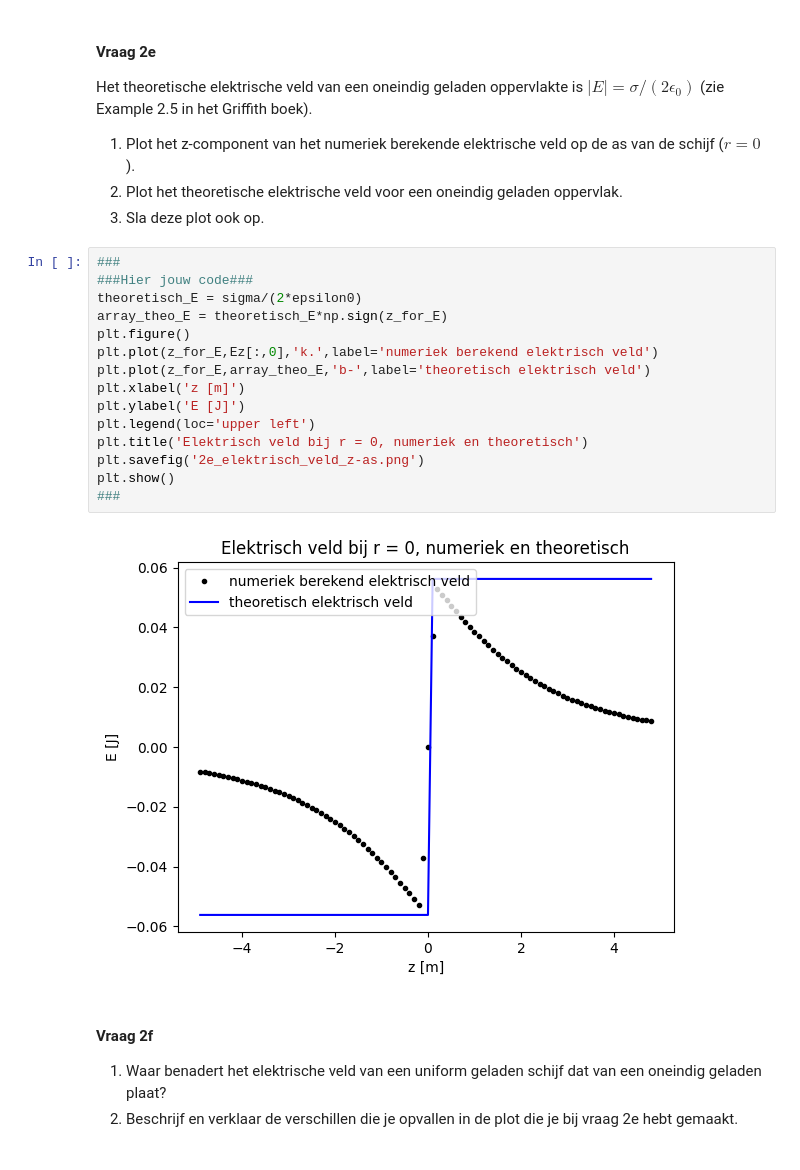
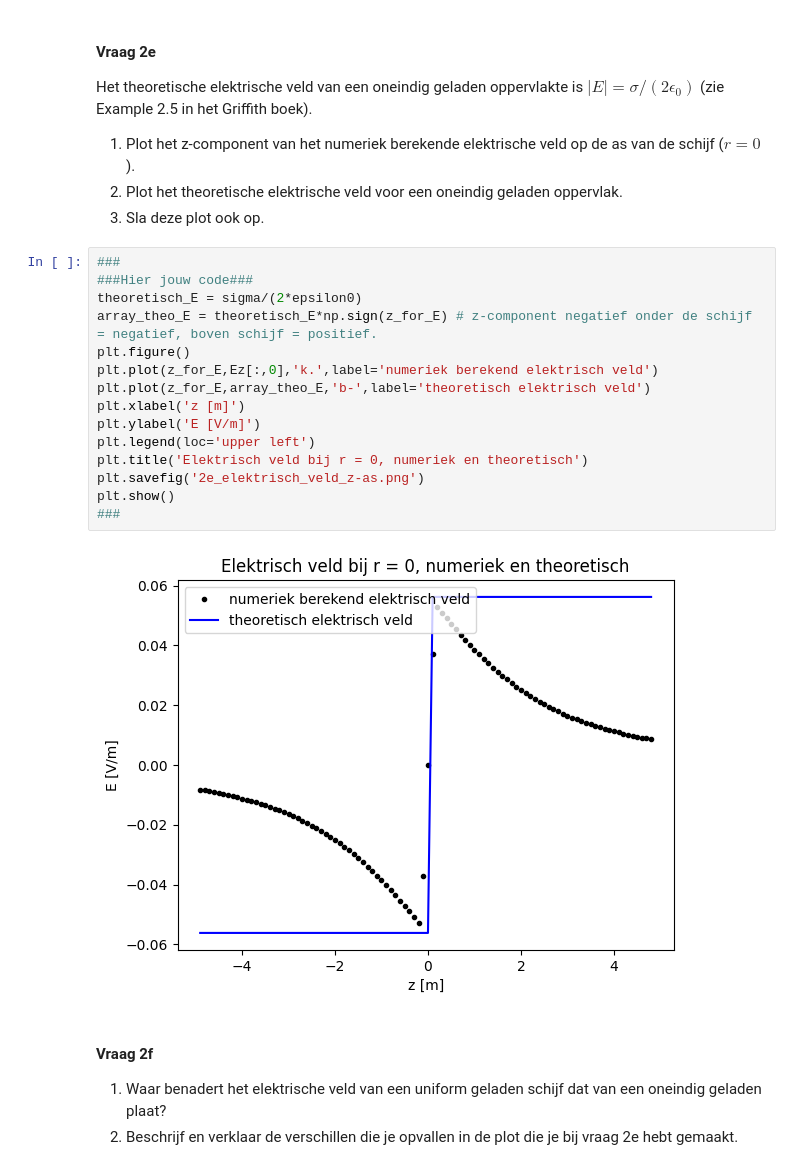
Before and after one commit to FS314159265358979323846264338/opdrachten-DEF-D, a Jupyter notebook: DigitaleOntwerpopdrachten/1CondensatorOpdracht/CondensatorOntwerpopdracht.ipynb, the cells around one changed output. Saved outputs shown, nothing was run; the diff lists cells and outputs as text.

```diff
--- a/DigitaleOntwerpopdrachten/1CondensatorOpdracht/CondensatorOntwerpopdracht.ipynb
+++ b/DigitaleOntwerpopdrachten/1CondensatorOpdracht/CondensatorOntwerpopdracht.ipynb
@@ -260,20 +260,20 @@ Het theoretische elektrische veld van een oneindig geladen oppervlakte is $|E| =
 # %%
 ###
 ###Hier jouw code###
 theoretisch_E = sigma/(2*epsilon0)
-array_theo_E = theoretisch_E*np.sign(z_for_E)
+array_theo_E = theoretisch_E*np.sign(z_for_E) # z-component negatief onder de schijf = negatief, boven schijf = positief.
 plt.figure()
 plt.plot(z_for_E,Ez[:,0],'k.',label='numeriek berekend elektrisch veld')
 plt.plot(z_for_E,array_theo_E,'b-',label='theoretisch elektrisch veld')
 plt.xlabel('z [m]')
-plt.ylabel('E [J]')
+plt.ylabel('E [V/m]')
 plt.legend(loc='upper left')
 plt.title('Elektrisch veld bij r = 0, numeriek en theoretisch')
 plt.savefig('2e_elektrisch_veld_z-as.png')
 plt.show()
 ###
 # %% [output]
-[figure, old version]
+[figure, new version]
 # %% [markdown]
 #### Vraag 2f
 1. Waar benadert het elektrische veld van een uniform geladen schijf dat van een oneindig geladen plaat?
```
Also changed, not shown: parts of 5 cells of this notebook, 2 other files.
